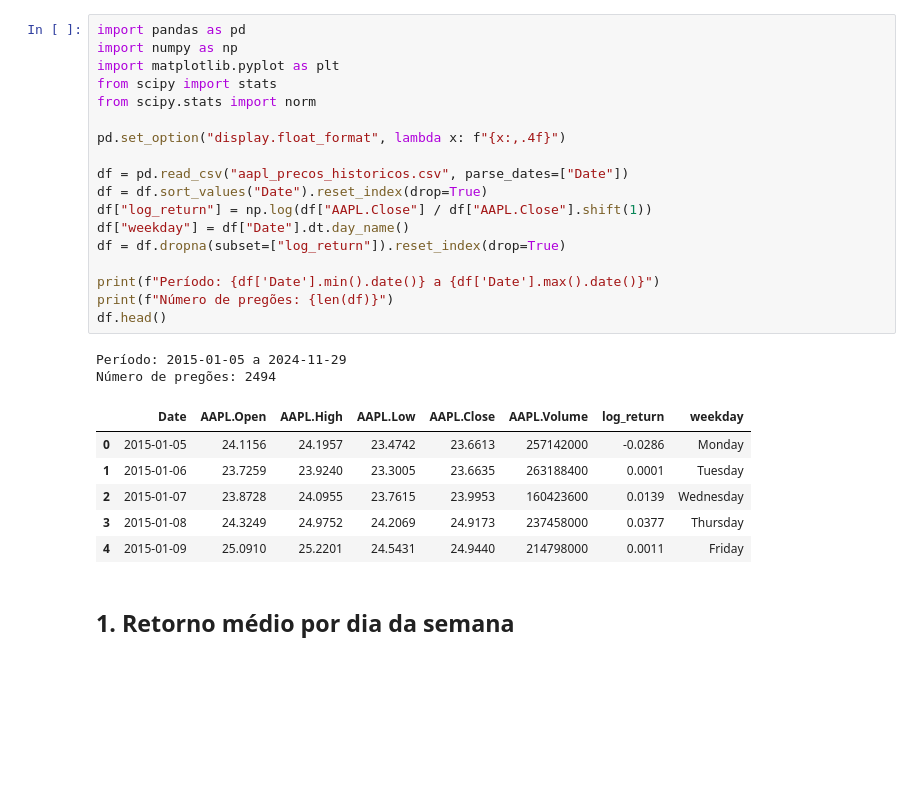
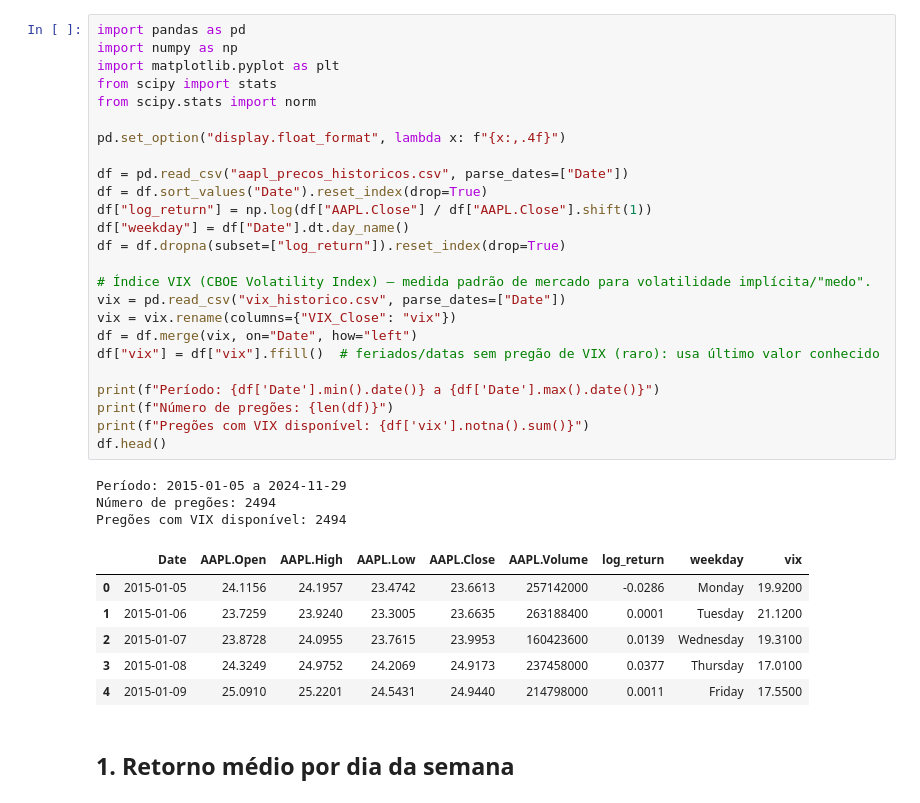
Before and after one commit to jorgerachid1/estrategia-fim-de-semana-volatilidade, a Jupyter notebook: estrategia_fim_de_semana_volatilidade.ipynb, the cells around one changed output. Saved outputs shown, nothing was run; the diff lists cells and outputs as text; blank space fills up the shorter version.

```diff
--- a/estrategia_fim_de_semana_volatilidade.ipynb
+++ b/estrategia_fim_de_semana_volatilidade.ipynb
@@ -24,30 +24,38 @@ Em períodos de muita incerteza, investidores tendem a evitar ficar posicionados
 # %%
 import pandas as pd
 import numpy as np
 import matplotlib.pyplot as plt
 from scipy import stats
 from scipy.stats import norm
 
 pd.set_option("display.float_format", lambda x: f"{x:,.4f}")
 
 df = pd.read_csv("aapl_precos_historicos.csv", parse_dates=["Date"])
 df = df.sort_values("Date").reset_index(drop=True)
 df["log_return"] = np.log(df["AAPL.Close"] / df["AAPL.Close"].shift(1))
 df["weekday"] = df["Date"].dt.day_name()
 df = df.dropna(subset=["log_return"]).reset_index(drop=True)
 
+# Índice VIX (CBOE Volatility Index) — medida padrão de mercado para volatilidade implícita/"medo".
+vix = pd.read_csv("vix_historico.csv", parse_dates=["Date"])
+vix = vix.rename(columns={"VIX_Close": "vix"})
+df = df.merge(vix, on="Date", how="left")
+df["vix"] = df["vix"].ffill()  # feriados/datas sem pregão de VIX (raro): usa último valor conhecido
+
 print(f"Período: {df['Date'].min().date()} a {df['Date'].max().date()}")
 print(f"Número de pregões: {len(df)}")
+print(f"Pregões com VIX disponível: {df['vix'].notna().sum()}")
 df.head()
 # %% [output]
 Período: 2015-01-05 a 2024-11-29
 Número de pregões: 2494
+Pregões com VIX disponível: 2494
-|  | Date | AAPL.Open | AAPL.High | AAPL.Low | AAPL.Close | AAPL.Volume | log_return | weekday |
-| 0 | 2015-01-05 | 24.1156 | 24.1957 | 23.4742 | 23.6613 | 257142000 | -0.0286 | Monday |
-| 1 | 2015-01-06 | 23.7259 | 23.9240 | 23.3005 | 23.6635 | 263188400 | 0.0001 | Tuesday |
-| 2 | 2015-01-07 | 23.8728 | 24.0955 | 23.7615 | 23.9953 | 160423600 | 0.0139 | Wednesday |
-| 3 | 2015-01-08 | 24.3249 | 24.9752 | 24.2069 | 24.9173 | 237458000 | 0.0377 | Thursday |
-| 4 | 2015-01-09 | 25.0910 | 25.2201 | 24.5431 | 24.9440 | 214798000 | 0.0011 | Friday |
+|  | Date | AAPL.Open | AAPL.High | AAPL.Low | AAPL.Close | AAPL.Volume | log_return | weekday | vix |
+| 0 | 2015-01-05 | 24.1156 | 24.1957 | 23.4742 | 23.6613 | 257142000 | -0.0286 | Monday | 19.9200 |
+| 1 | 2015-01-06 | 23.7259 | 23.9240 | 23.3005 | 23.6635 | 263188400 | 0.0001 | Tuesday | 21.1200 |
+| 2 | 2015-01-07 | 23.8728 | 24.0955 | 23.7615 | 23.9953 | 160423600 | 0.0139 | Wednesday | 19.3100 |
+| 3 | 2015-01-08 | 24.3249 | 24.9752 | 24.2069 | 24.9173 | 237458000 | 0.0377 | Thursday | 17.0100 |
+| 4 | 2015-01-09 | 25.0910 | 25.2201 | 24.5431 | 24.9440 | 214798000 | 0.0011 | Friday | 17.5500 |
 # %% [markdown]
 ## 1. Retorno médio por dia da semana
 # %%
```
Also changed, not shown: parts of 16 cells of this notebook, 6 other files.
